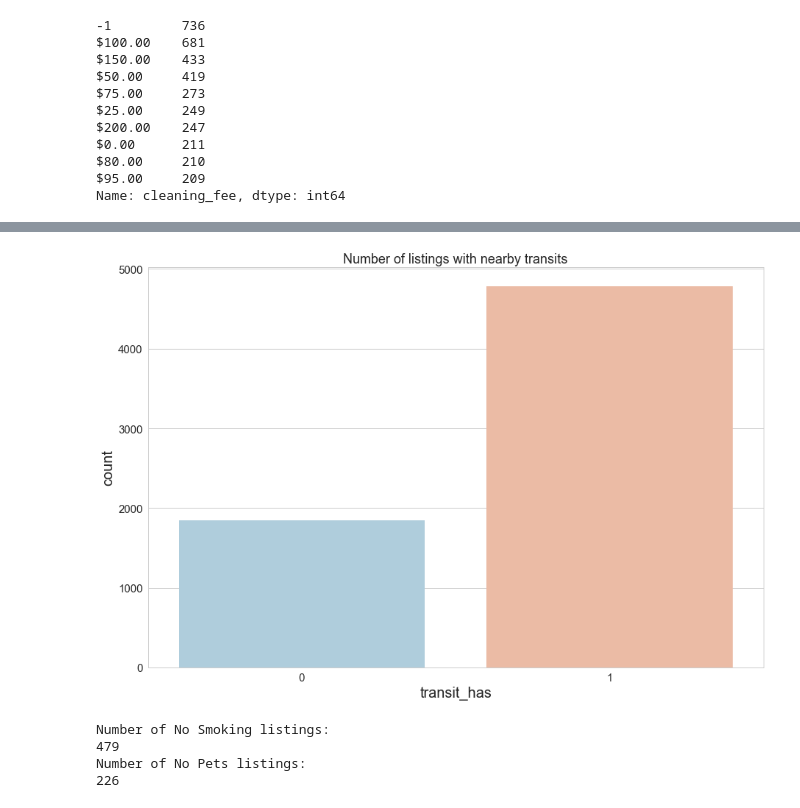
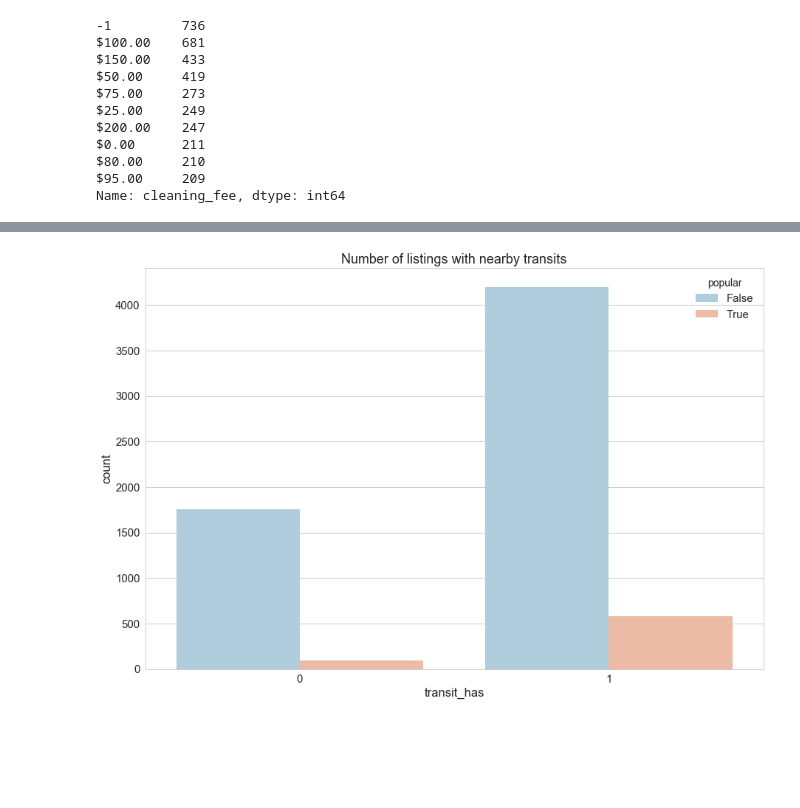
Before and after one commit to Sathya1412/SB-Capstone1, a Jupyter notebook: Capstone_Data_Storytelling.ipynb, the cells around one changed output, grey strips where cells are left out. Drawn from its saved outputs; the diff is of its cells as text; code cells hidden in the pictures; blank space fills up the shorter version.

```diff
--- a/Capstone_Data_Storytelling.ipynb
+++ b/Capstone_Data_Storytelling.ipynb
@@ -272,19 +518,7 @@ plt.show()
 # %%
 plt.figure(figsize=(15,10))
 sns.set_style('whitegrid')
-sns.countplot(x='transit_has',data=df,palette='RdBu_r').set_title("Number of listings with nearby transits")
+sns.countplot(x='transit_has',data=df,palette='RdBu_r', hue='popular').set_title("Number of listings with nearby transits")
 plt.show()
 # %% [output]
-[figure, old version]
+[figure, new version]
-# %%
-import re
-print("Number of No Smoking listings: ")
-print(len([m.start() for m in re.finditer('no smok', arr)]))
-
-print("Number of No Pets listings: ")
-print(len([m.start() for m in re.finditer('no pet', arr)]))
-# %% [output]
-Number of No Smoking listings:
-479
-Number of No Pets listings:
-226
```
Also changed, not shown: parts of 33 cells of this notebook, 2 other files.
